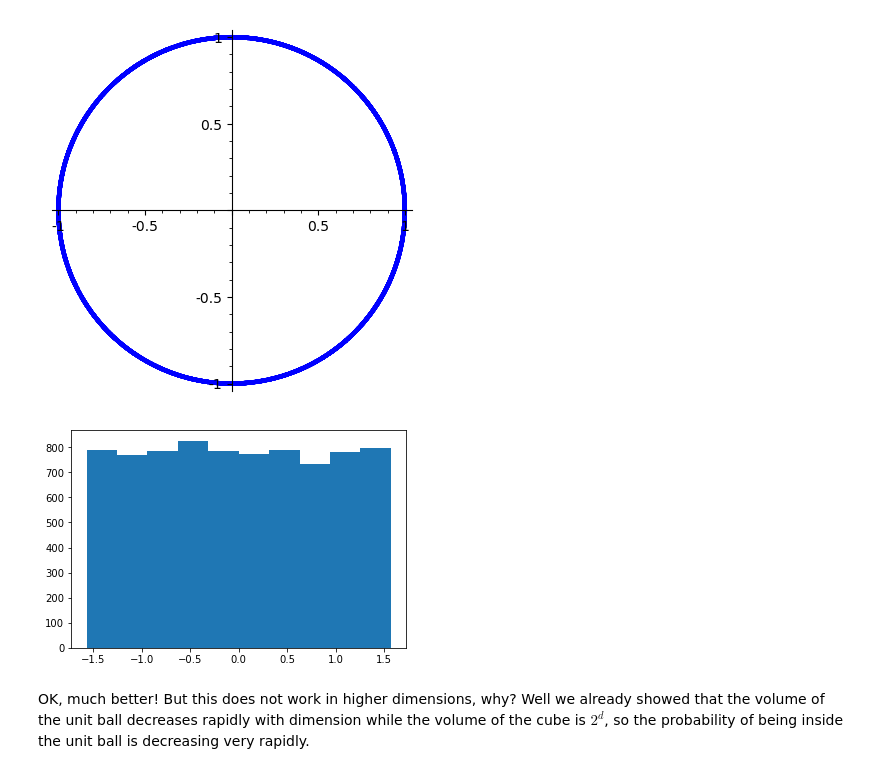
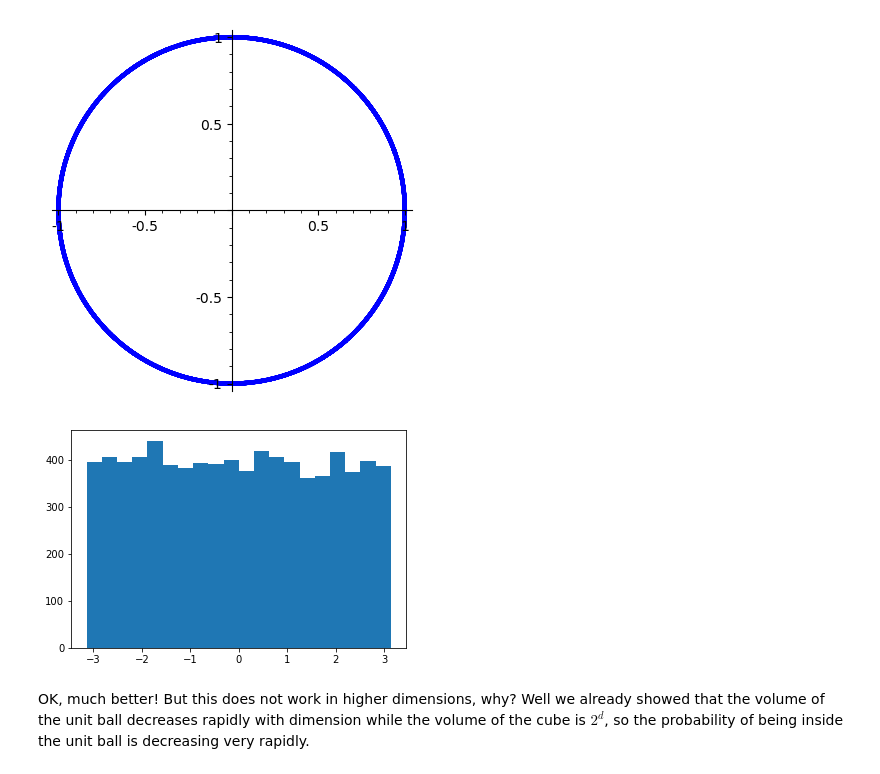
Before and after one commit to datascience-intro/1MS041-2020, a Jupyter notebook: lectures/16.ipynb, the cells around one changed output. Cells and saved outputs as stored; diff of their text form; code cells hidden in the pictures.

```diff
--- a/lectures/16.ipynb
+++ b/lectures/16.ipynb
@@ -244,9 +248,9 @@ points(XY_inCircle,aspect_ratio=1)
 [figure]
 # %%
 import pylab
-_=pylab.hist(np.arctan(XY_inCircle[:,1]/XY_inCircle[:,0]),bins=10)
+_=pylab.hist(np.arctan2(XY_inCircle[:,1],XY_inCircle[:,0]),bins=20)
 # %% [output]
-[figure, old version]
+[figure, new version]
 # %% [markdown]
 OK, much better! But this does not work in higher dimensions, why?
 Well we already showed that the volume of the unit ball decreases rapidly with dimension while the volume of the cube is $2^d$, so the probability of being inside the unit ball is decreasing very rapidly.
```
Also changed, not shown: parts of 5 cells of this notebook, 27 other files.
